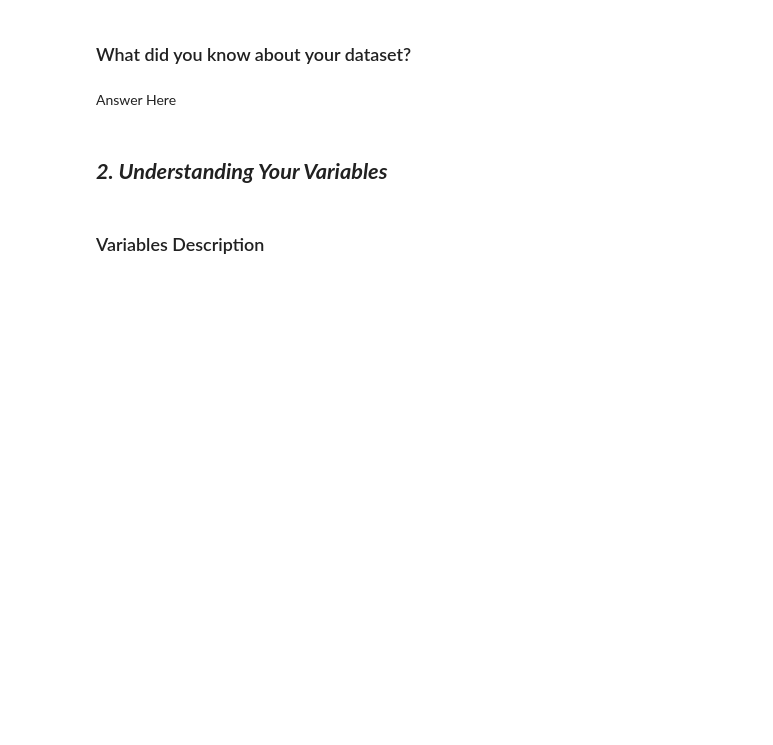
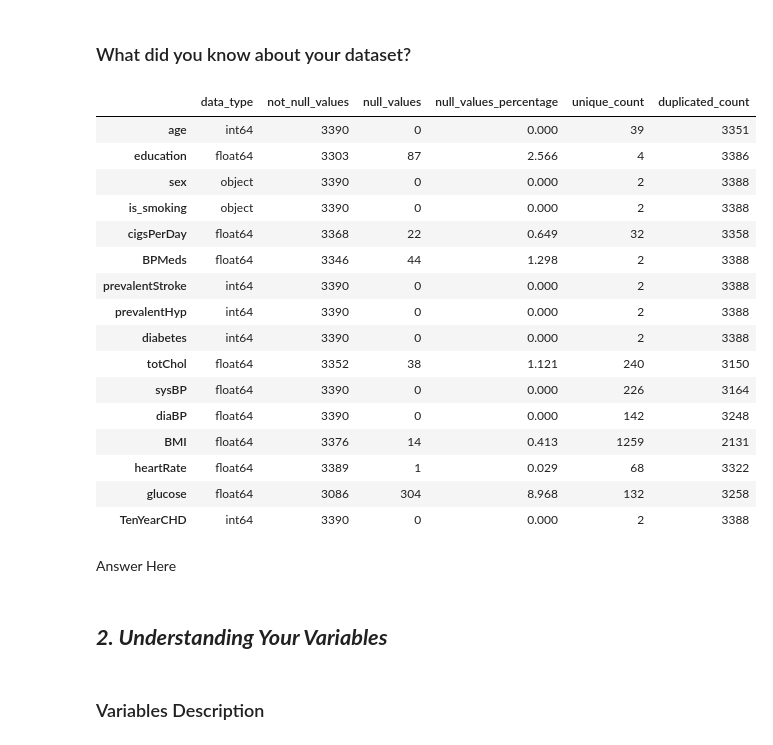
Before and after one commit to ashish-mali/Classification-Cardiovascular-Risk-Prediction, a Jupyter notebook: Cardiovascular_Risk_Prediction_Capstone_Project.ipynb, the cells around one changed output. Cells and saved outputs as stored; diff of their text form; code cells hidden in the pictures; blank space fills up the shorter version.

```diff
--- a/Cardiovascular_Risk_Prediction_Capstone_Project.ipynb
+++ b/Cardiovascular_Risk_Prediction_Capstone_Project.ipynb
@@ -230,5 +423,58 @@ M - Multivariate Analysis
 # %% [markdown]
 ### What did you know about your dataset?
+# %%
+# let's create a custom function to create a dataframe which contain the metadata of the dataset
+# define a function.
+def metainfo(given_df):
+
+  # doc string contain a short description about the function useability.
+  '''This function return the new dataframe called meta_structure, & gives metadata about dataframe.
+
+  Parameters:
+        df (pandas.DataFrame): Input DataFrame.
+
+    Returns:
+        pandas.DataFrame with customized features.
+
+  '''
+
+  # we want each attribute of the dataframe as a row in new datafrme.
+  meta_structure = pd.DataFrame(index=given_df.columns)
+
+  # let's create a six new column which defines our metadata.
+  meta_structure["data_type"] = given_df.dtypes
+  meta_structure["not_null_values"] = given_df.count()
+  meta_structure["null_values"] = given_df.isnull().sum()
+  meta_structure["null_values_percentage"] = round(given_df.isnull().mean(),5) * 100
+  meta_structure["unique_count"] = given_df.nunique()
+  meta_structure["duplicated_count"] = given_df.shape[0] - given_df.nunique()
+
+  # just return the created structure.
+  return meta_structure
+# %%
+# function calling.
+metainfo_df = metainfo(df)
+
+# let's print the meta_df
+metainfo_df
+# %% [output]
+|  | data_type | not_null_values | null_values | null_values_percentage | unique_count | duplicated_count |
+| age | int64 | 3390 | 0 | 0.000 | 39 | 3351 |
+| education | float64 | 3303 | 87 | 2.566 | 4 | 3386 |
+| sex | object | 3390 | 0 | 0.000 | 2 | 3388 |
+| is_smoking | object | 3390 | 0 | 0.000 | 2 | 3388 |
+| cigsPerDay | float64 | 3368 | 22 | 0.649 | 32 | 3358 |
+| BPMeds | float64 | 3346 | 44 | 1.298 | 2 | 3388 |
+| prevalentStroke | int64 | 3390 | 0 | 0.000 | 2 | 3388 |
+| prevalentHyp | int64 | 3390 | 0 | 0.000 | 2 | 3388 |
+| diabetes | int64 | 3390 | 0 | 0.000 | 2 | 3388 |
+| totChol | float64 | 3352 | 38 | 1.121 | 240 | 3150 |
+| sysBP | float64 | 3390 | 0 | 0.000 | 226 | 3164 |
+| diaBP | float64 | 3390 | 0 | 0.000 | 142 | 3248 |
+| BMI | float64 | 3376 | 14 | 0.413 | 1259 | 2131 |
+| heartRate | float64 | 3389 | 1 | 0.029 | 68 | 3322 |
+| glucose | float64 | 3086 | 304 | 8.968 | 132 | 3258 |
+| TenYearCHD | int64 | 3390 | 0 | 0.000 | 2 | 3388 |
 # %% [markdown]
 Answer Here
 # %% [markdown]
```
Also changed, not shown: parts of 23 cells of this notebook.
